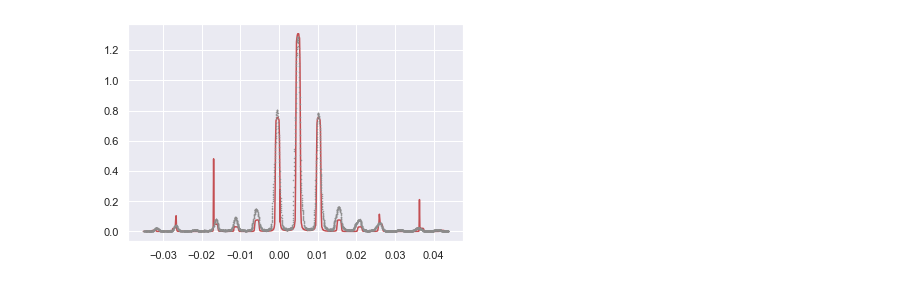
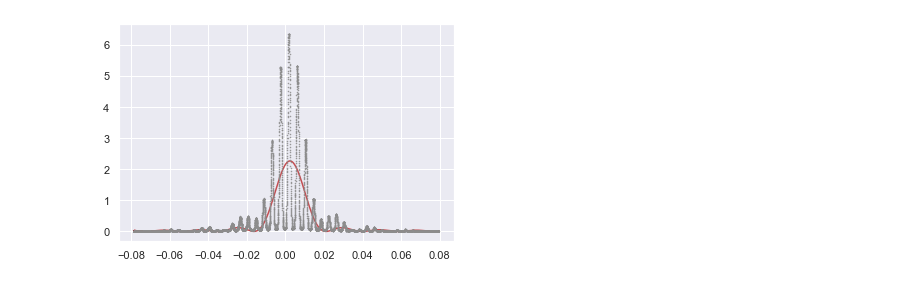
Before and after one commit to EdoMor/notebooks, a Jupyter notebook: edos n slits notebook.ipynb, the cells around one changed output. Drawn from its saved outputs; the diff is of its cells as text; code cells hidden in the pictures.

```diff
--- a/edos n slits notebook.ipynb
+++ b/edos n slits notebook.ipynb
@@ -20,7 +22,7 @@ s=0.0005
 def model_integrate(xdata,model,s,*args):
     ydata=np.zeros(len(xdata))
     for i in range(len(xdata)):
-        ydata[i]=np.average(model(np.linspace(xdata[i]-s,xdata[i]+s,1000),*args))
+        ydata[i]=np.sum(model(np.linspace(xdata[i]-s,xdata[i]+s,1000),*args)*(s/1000))
     return ydata
 def newmodel(x,s,*args):
     return model_integrate(x,es.n_slits_model,s,*args)
@@ -52,4 +43,11 @@ R^2:0.8389596766557046
 # %%
+def model_integrate(xdata,model,s,*args):
+    ydata=np.zeros(len(xdata))
+    for i in range(len(xdata)):
+        ydata[i]=np.average(model(np.linspace(xdata[i]-s,xdata[i]+s,1000),*args))
+    return ydata
+def newmodel(x,s,*args):
+    return model_integrate(x,es.n_slits_model,s,*args)
 plt.plot(xdata,ydata,'.',markersize=1,zorder=2,color=sbs.color_palette()[7])
 
 s=0.0005806150260206035
@@ -62,5 +60,22 @@ n=9.999943352078985
 offset=0.004934551042157292
 plt.plot(xdata,newmodel(xdata,s,*[A, z, d, wl, L, n, offset]),zorder=1,color=sbs.color_palette()[3])
 plt.show()
-# %% [output]
-[figure, removed]
+# %%
+x,A,z,wl,L,offset,n,d=symbols('x,A,z,lambda,L,x0,n,d')
+xd,xd0=symbols("x_d,x0_d")
+xL,xL0=symbols("x_L,x0_L")
+xn,xn0=symbols("x_n,x0_n")
+p2=symbols('p2')
+pn=symbols('p_n')
+pL=symbols('p_L')
+display(Latex(r"$$x_d= \frac{\pi d}{\lambda z}x$$"))
+# display(Latex(r"$$x_L= \frac{\pi L}{\lambda z}x$$"))
+# display(Latex(r"$$x_n= \frac{\pi L(2n+1)}{\lambda z}x$$"))
+display(Latex(r"$$p_2=\frac{A d^2}{\lambda z}$$"))
+display(Latex(r"$$p_n=\frac{L(2n+1)}{d}$$"))
+display(Latex(r"$$p_L=\frac{L}{d}$$"))
+display(Latex("$${}$$".format(latex(A * (2 * z * csc(((2 * pi / wl) * L * (x - offset)) / (2 * z)) ** 2 * sin(
+        (d * (2 * pi / wl) * (x - offset)) / (2 * z)) ** 2 * sin(
+        ((2 * pi / wl) * L * (1 + 2 * n) * (x - offset)) / (2 * z)) ** 2) / (
+                   (2 * pi / wl) * pi * (x - offset) ** 2)))))
+display(Latex("$${}$$".format(latex(p2 * (csc(pL*(xd-xd0)) ** 2 * sin(pn*(xd-xd0)) ** 2 * sin(xd-xd0) ** 2) / ((xd - xd0) ** 2)))))
@@ -66,0 +154,24 @@ plt.show()
+# %%
+def newmodel(x,s,*args):
+    return es.model_integrate(x,es.n_slits_model_reduced,s,*args)
+
+z=0.85
+d=4.49e-5
+L=6.74e-5
+A=50
+wl=(6.328*(10**(-7)))
+n=24#probobly 14 might me 24 but most likely not
+offset=0
+s=5.0e-5
+p2, pL, pn, xd0=[A*d**2/(wl*z*L),L/d,L*((2*n)+1)/d,np.pi*d*offset/(wl*z)]
+
+data=es.read('exp1202/n slits/8 per mm','sweep 1.txt')
+xdata=z*np.sin(np.deg2rad(es.volt_to_angle(data['angle'])))
+ydata=-data['power']
+plt.plot(xdata,ydata,'.',markersize=1,color=sbs.color_palette()[7])
+popt, pcov=fit.curve_fit(newmodel,xdata,ydata,[s, p2, pL, pn, xd0],bounds=((0,0,0,0,-np.inf),
+                                                                           (np.inf,np.inf,np.inf,np.inf,np.inf)))
+plt.plot(xdata,newmodel(xdata,*popt),zorder=1,color=sbs.color_palette()[3])
+plt.show()
+# %% [output]
+[figure, added]
```
Also changed, not shown: parts of 5 cells of this notebook, 29 other files.
